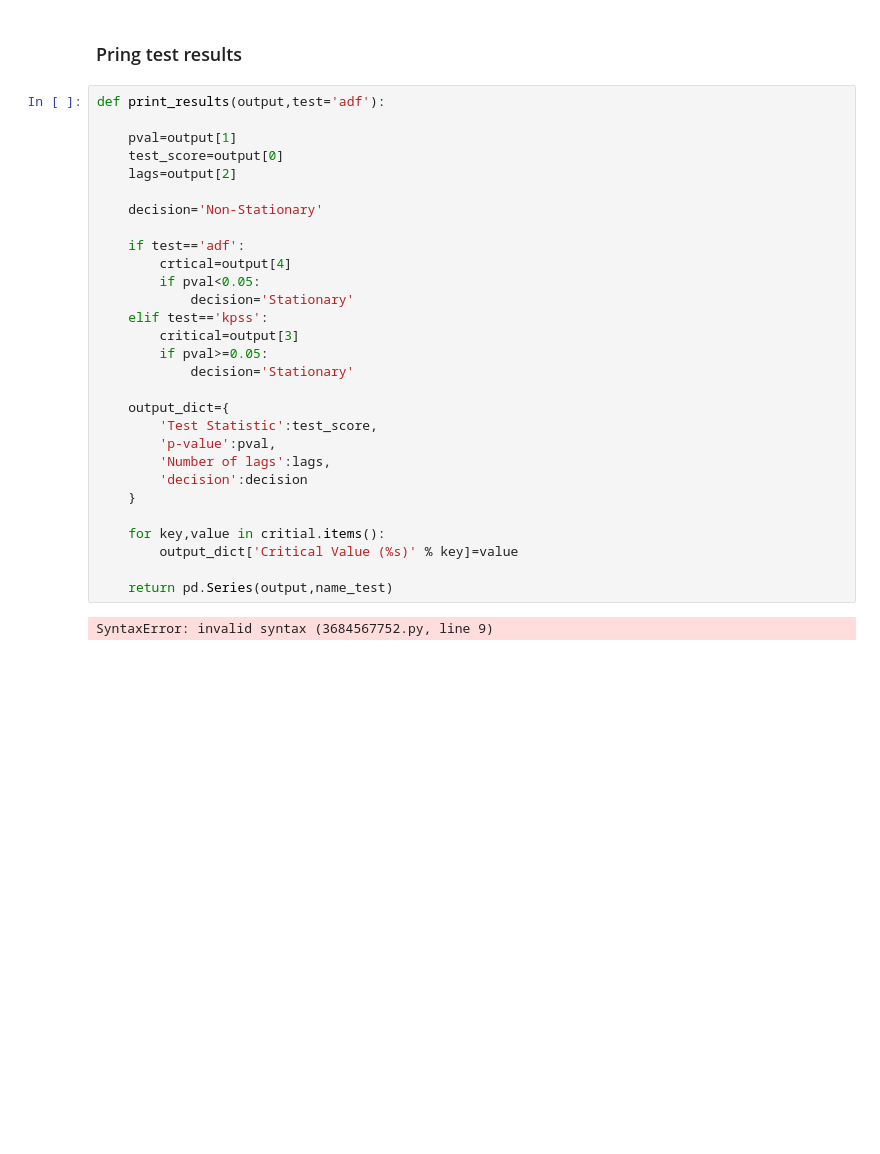
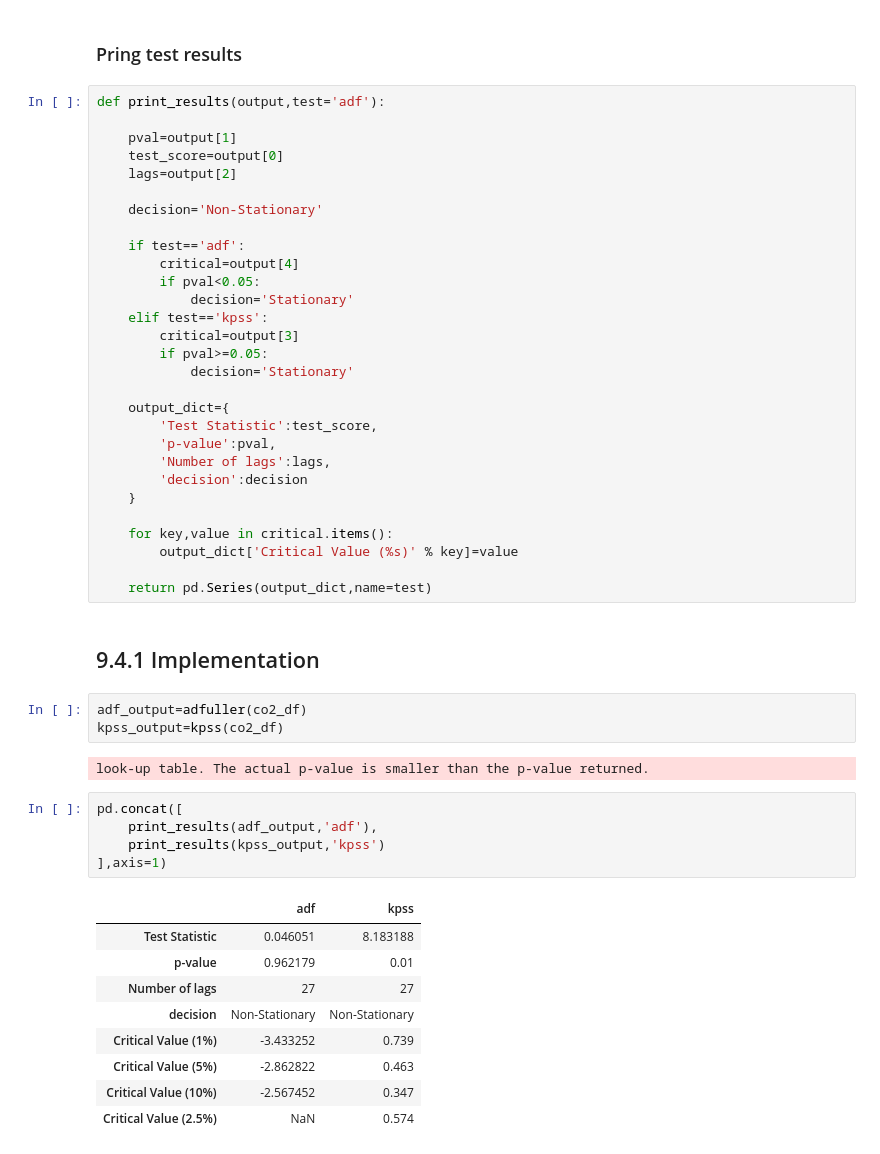
Before and after one commit to Ivanlong0630/Time_Series, a Jupyter notebook: Time_Series_Analysis/Chapter 9 Exploratory Data Analysis and Diagnosis.ipynb, the cells around one changed output. Saved outputs shown, nothing was run; the diff lists cells and outputs as text; blank space fills up the shorter version.

```diff
--- a/Time_Series_Analysis/Chapter 9 Exploratory Data Analysis and Diagnosis.ipynb
+++ b/Time_Series_Analysis/Chapter 9 Exploratory Data Analysis and Diagnosis.ipynb
@@ -63,7 +63,7 @@ def print_results(output,test='adf'):
     decision='Non-Stationary'
 
     if test=='adf':
-        crtical=output[4]
+        critical=output[4]
         if pval<0.05:
             decision='Stationary'
     elif test=='kpss':
@@ -78,9 +78,29 @@ def print_results(output,test='adf'):
         'decision':decision
     }
 
-    for key,value in critial.items():
+    for key,value in critical.items():
         output_dict['Critical Value (%s)' % key]=value
 
-    return pd.Series(output,name_test)
+    return pd.Series(output_dict,name=test)
-# %% [output]
-SyntaxError: invalid syntax (3684567752.py, line 9)
+# %% [markdown]
+## 9.4.1 Implementation
+# %%
+adf_output=adfuller(co2_df)
+kpss_output=kpss(co2_df)
+# %% [output]
+look-up table. The actual p-value is smaller than the p-value returned.
+# %%
+pd.concat([
+    print_results(adf_output,'adf'),
+    print_results(kpss_output,'kpss')
+],axis=1)
+# %% [output]
+|  | adf | kpss |
+| Test Statistic | 0.046051 | 8.183188 |
+| p-value | 0.962179 | 0.01 |
+| Number of lags | 27 | 27 |
+| decision | Non-Stationary | Non-Stationary |
+| Critical Value (1%) | -3.433252 | 0.739 |
+| Critical Value (5%) | -2.862822 | 0.463 |
+| Critical Value (10%) | -2.567452 | 0.347 |
+| Critical Value (2.5%) | NaN | 0.574 |
```
Also changed, not shown: parts of 7 cells of this notebook.
